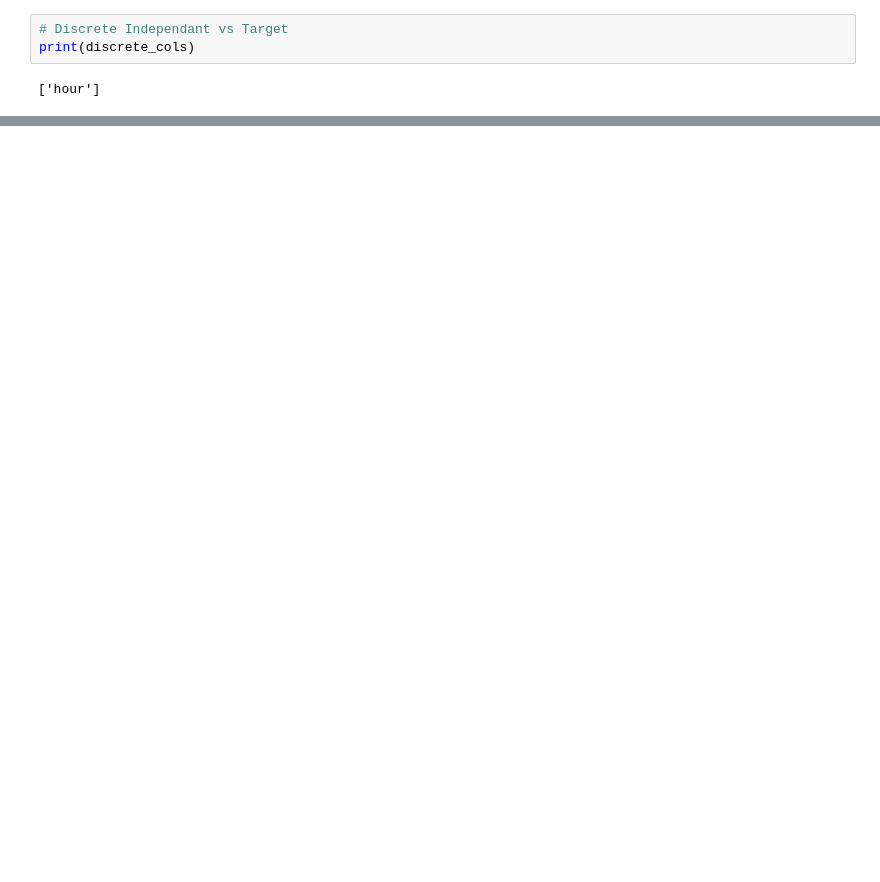
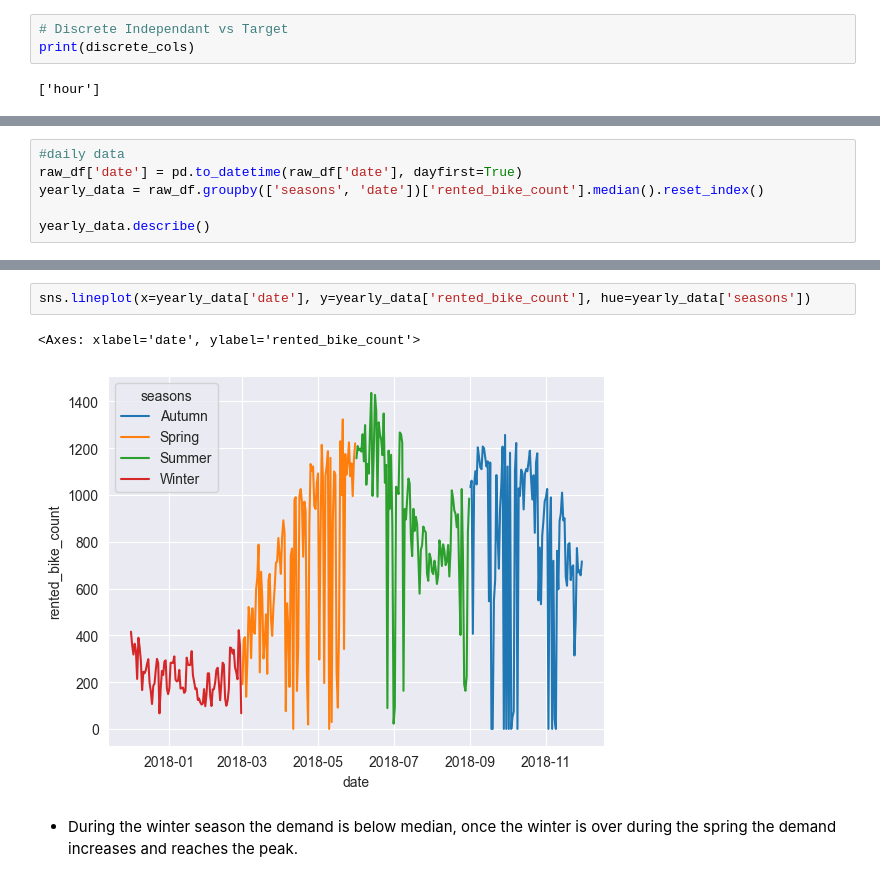
Before and after one commit to manuelmj39/bike-demand-prediction, a Jupyter notebook: notebooks/data-analysis.ipynb, the cells around one changed output, grey strips where cells are left out. Drawn from its saved outputs; the diff is of its cells as text; blank space fills up the shorter version.

```diff
--- a/notebooks/data-analysis.ipynb
+++ b/notebooks/data-analysis.ipynb
@@ -765,0 +892,6 @@ plot_discrete_cols(raw_df, discrete_cols)
+# %%
+#daily data
+raw_df['date'] = pd.to_datetime(raw_df['date'], dayfirst=True)
+yearly_data = raw_df.groupby(['seasons', 'date'])['rented_bike_count'].median().reset_index()
+
+yearly_data.describe()
@@ -765,0 +908,7 @@ plot_discrete_cols(raw_df, discrete_cols)
+# %%
+sns.lineplot(x=yearly_data['date'], y=yearly_data['rented_bike_count'], hue=yearly_data['seasons'])
+# %% [output]
+<Axes: xlabel='date', ylabel='rented_bike_count'>
+[figure, added]
+# %% [markdown]
+* During the winter season the demand is below median, once the winter is over during the spring the demand increases and reaches the peak.
```
Also changed, not shown: parts of 36 cells of this notebook.
